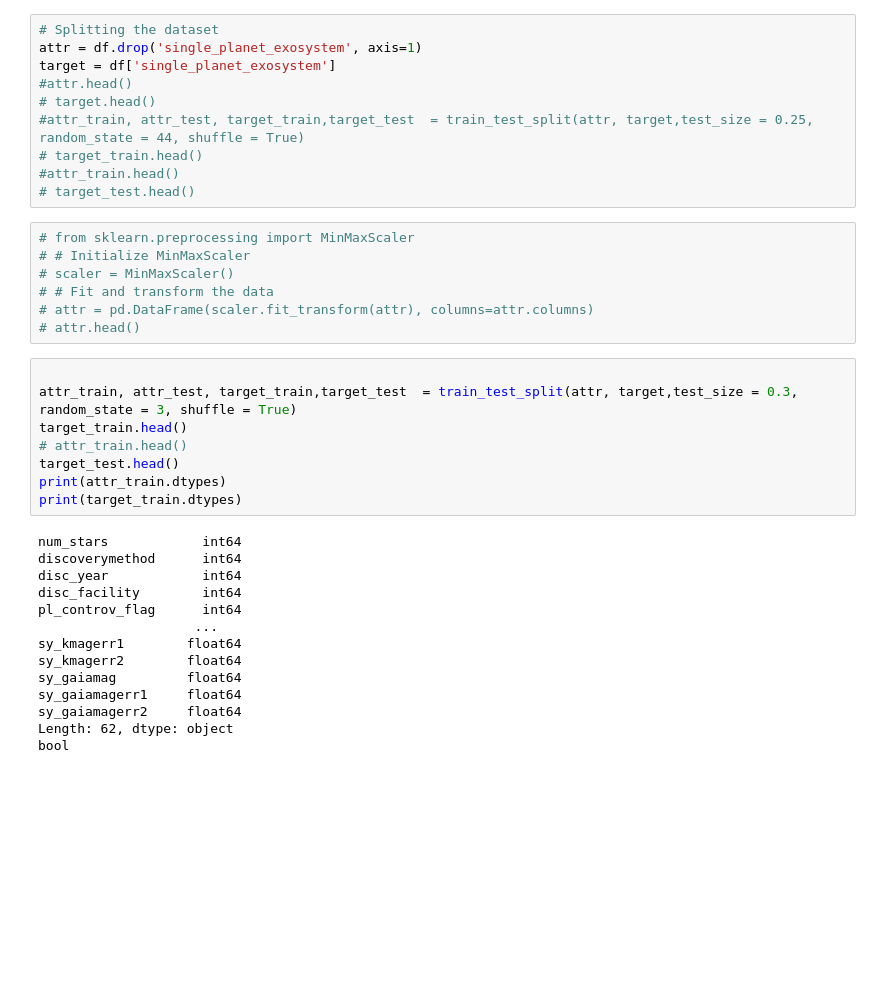
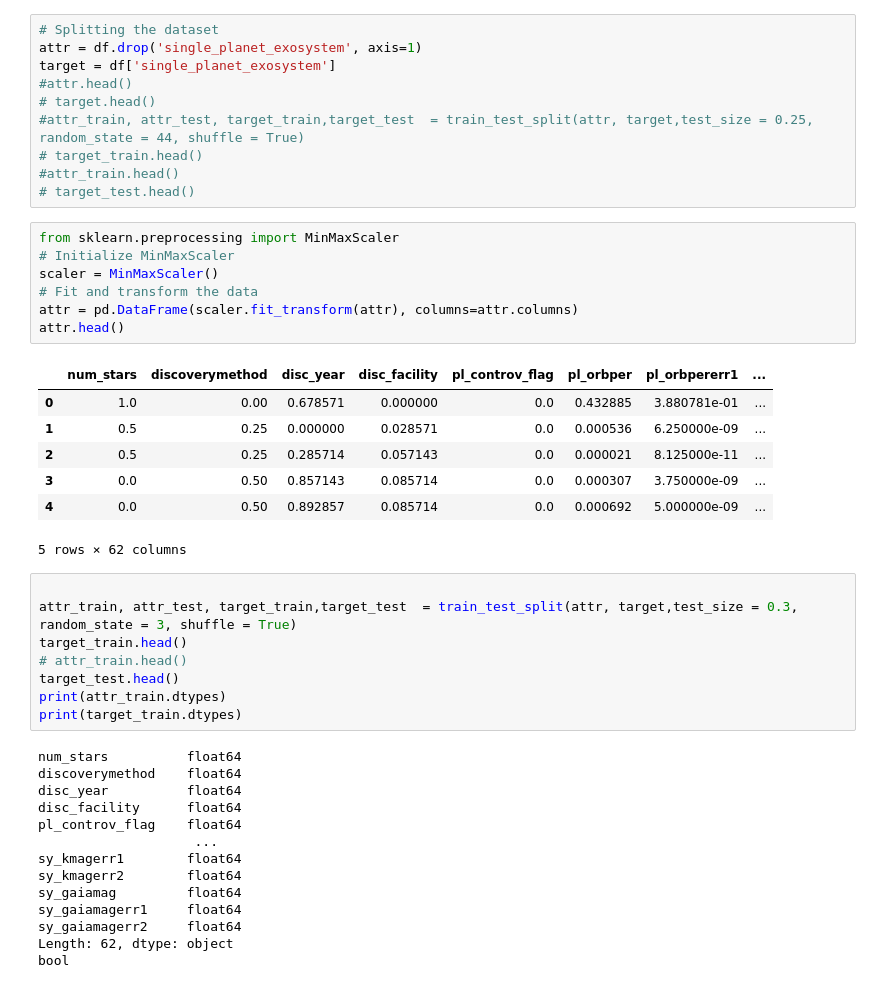
Before and after one commit to joshbernsteint/CS513-Project, a Jupyter notebook: knn.ipynb, the cells around one changed output. Saved outputs shown, nothing was run; the diff lists cells and outputs as text; blank space fills up the shorter version.

```diff
--- a/knn.ipynb
+++ b/knn.ipynb
@@ -95,12 +95,20 @@ target = df['single_planet_exosystem']
 #attr_train.head()
 # target_test.head()
 # %%
-# from sklearn.preprocessing import MinMaxScaler
-# # Initialize MinMaxScaler
-# scaler = MinMaxScaler()
-# # Fit and transform the data
-# attr = pd.DataFrame(scaler.fit_transform(attr), columns=attr.columns)
-# attr.head()
+from sklearn.preprocessing import MinMaxScaler
+# Initialize MinMaxScaler
+scaler = MinMaxScaler()
+# Fit and transform the data
+attr = pd.DataFrame(scaler.fit_transform(attr), columns=attr.columns)
+attr.head()
+# %% [output]
+|  | num_stars | discoverymethod | disc_year | disc_facility | pl_controv_flag | pl_orbper | pl_orbpererr1 | ... |
+| 0 | 1.0 | 0.00 | 0.678571 | 0.000000 | 0.0 | 0.432885 | 3.880781e-01 | ... |
+| 1 | 0.5 | 0.25 | 0.000000 | 0.028571 | 0.0 | 0.000536 | 6.250000e-09 | ... |
+| 2 | 0.5 | 0.25 | 0.285714 | 0.057143 | 0.0 | 0.000021 | 8.125000e-11 | ... |
+| 3 | 0.0 | 0.50 | 0.857143 | 0.085714 | 0.0 | 0.000307 | 3.750000e-09 | ... |
+| 4 | 0.0 | 0.50 | 0.892857 | 0.085714 | 0.0 | 0.000692 | 5.000000e-09 | ... |
+5 rows × 62 columns
 # %%
 
 attr_train, attr_test, target_train,target_test  = train_test_split(attr, target,test_size = 0.3, random_state = 3, shuffle = True)
@@ -110,11 +118,11 @@ target_test.head()
 print(attr_train.dtypes)
 print(target_train.dtypes)
 # %% [output]
-num_stars            int64
-discoverymethod      int64
-disc_year            int64
-disc_facility        int64
-pl_controv_flag      int64
+num_stars          float64
+discoverymethod    float64
+disc_year          float64
+disc_facility      float64
+pl_controv_flag    float64
                     ...
 sy_kmagerr1        float64
 sy_kmagerr2        float64
```
Also changed, not shown: parts of 2 cells of this notebook.
